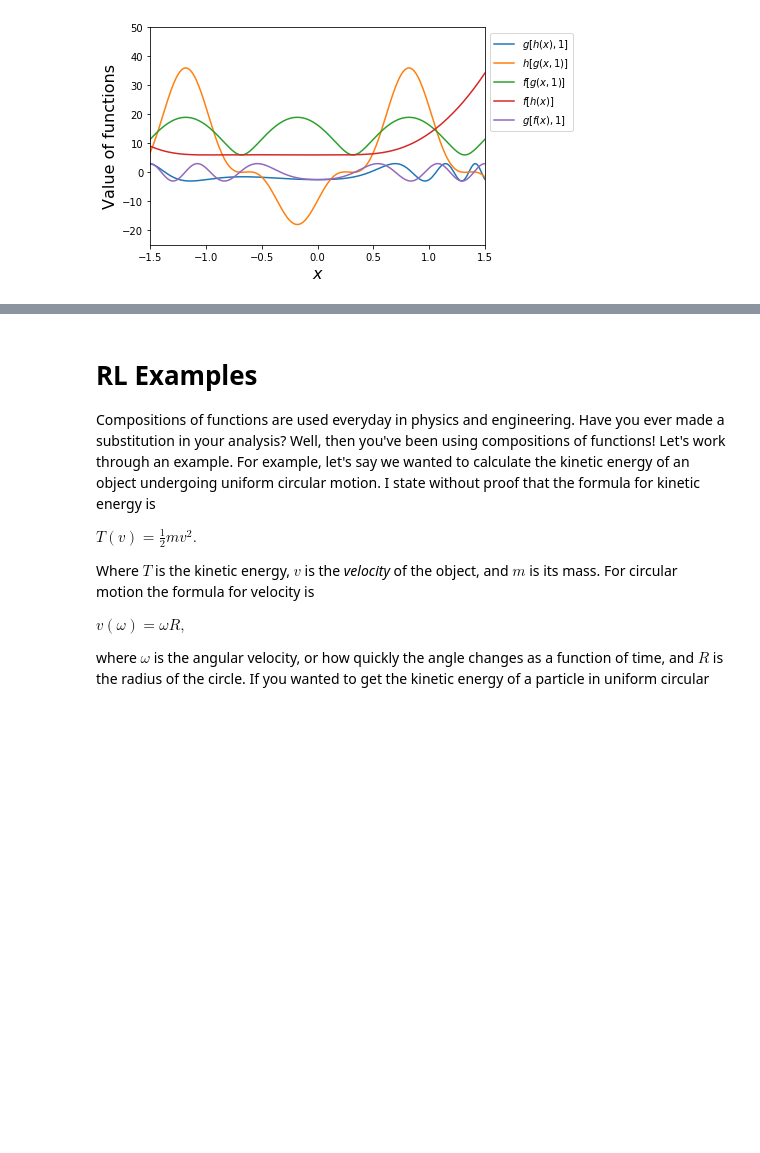
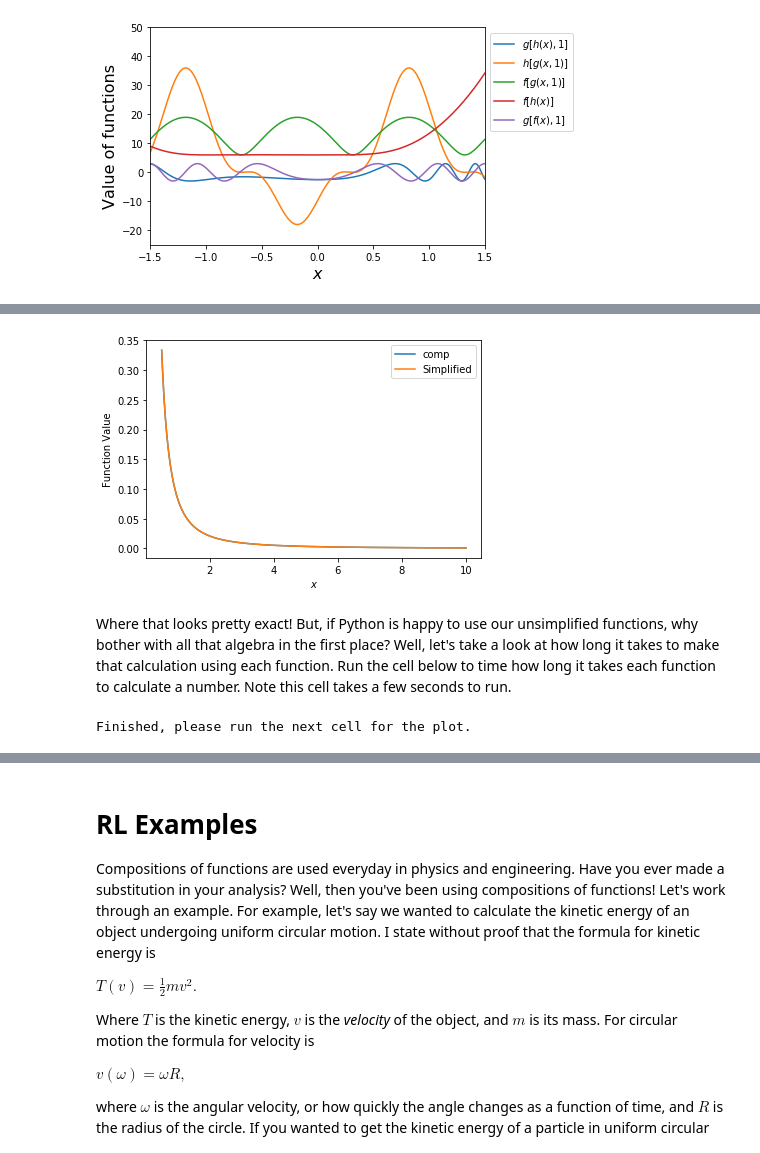
Before and after one commit to callysto/callysto-sample-notebooks, a Jupyter notebook: notebooks/Math/ComopositionsOfFunctions.ipynb, the cells around one changed output, grey strips where cells are left out. Cells and saved outputs as stored; diff of their text form; code cells hidden in the pictures; blank space fills up the shorter version.

```diff
--- a/notebooks/Math/ComopositionsOfFunctions.ipynb
+++ b/notebooks/Math/ComopositionsOfFunctions.ipynb
@@ -448,0 +494,60 @@ While we still had to do a little algebra, by using operations of functions we s
+# %%
+def comp(x):
+    numerator = g(x)*(f(x) + h(x))
+    denominator = (f(x) + 1.)**2. + (h(x) + 1. )**2. - f(x)**2. - h(x)**2. - 2.
+    denominator = g(x) * denominator**2.
+    return numerator/denominator
+
+def simplified(x):
+    return 1. /(12.* x **2.)
+
+x = np.linspace(0.5,10,1000)
+
+plt.plot(x, comp(x), label = "comp")
+plt.plot(x, simplified(x), label = "Simplified")
+plt.legend()
+plt.xlabel("$x$")
+plt.ylabel("Function Value")
+plt.show()
+# %% [output]
+[figure, added]
+# %% [markdown]
+Where that looks pretty exact! But, if Python is happy to use our unsimplified functions, why bother with all that algebra in the first place? Well, let's take a look at how long it takes to make that calculation using each function. Run the cell below to time how long it takes each function to calculate a number. Note this cell takes a few seconds to run.
+# %%
+import time
+# This simply records the current time
+
+# this creates empty lists we'll use for plotting
+x_points = []
+y_points = []
+
+# This does the stuff below it 100 times, where the variable i
+# takes values from 1 to 99. The first time it goes through the loop
+# i = 1, the second time i = 2 and so on until the final loop where
+# i = 99
+for i in range(1, 100):
+    # Record current time
+    start1 = time.time()
+    for _ in range(i * 100):
+        a = comp(i)
+    # record end time
+    end1 = time.time()
+
+    #calculate total time
+    total1 = end1 - start1
+
+    #time our second function
+    start = time.time()
+
+    for _ in range(i * 100):
+        a = simplified(i)
+
+    end = time.time()
+    total2 = end - start
+    x_points.append(total1/total2)
+    y_points.append(i* 100)
+
+
+print("Finished, please run the next cell for the plot.")
+# %% [output]
+Finished, please run the next cell for the plot.
```
Also changed, not shown: parts of 27 cells of this notebook.
